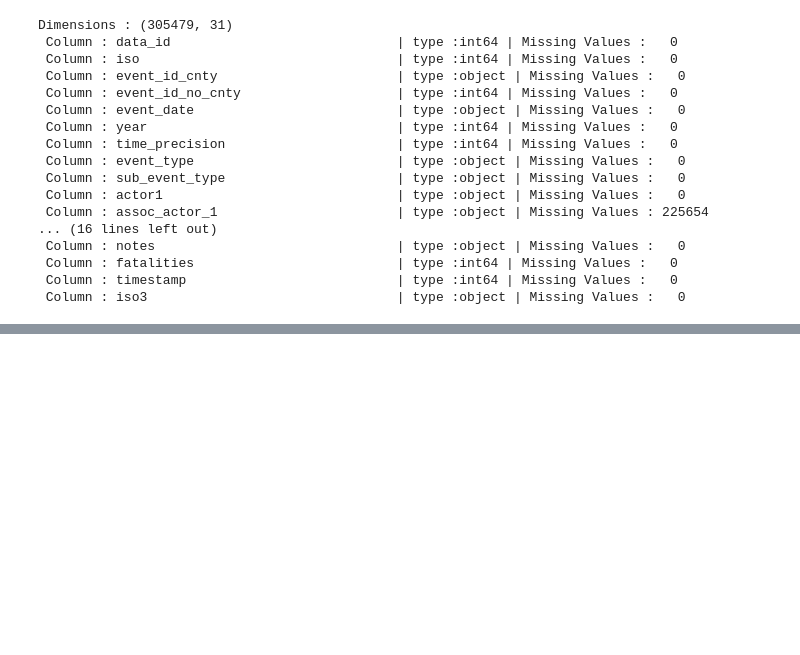
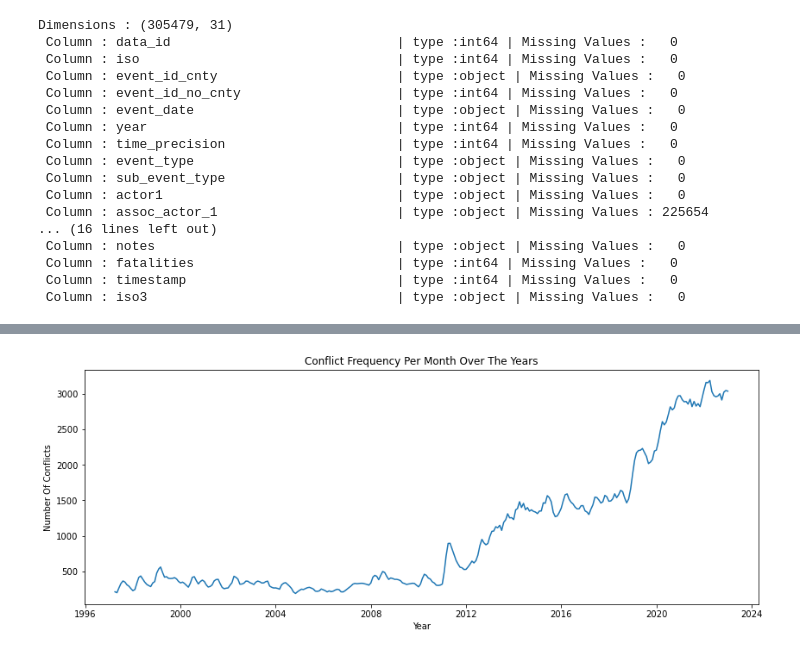
Before and after one commit to Stoichiometrical/ACLED-Data-Analysis, a Jupyter notebook: acled.ipynb, the cells around one changed output, grey strips where cells are left out. Cells and saved outputs as stored; diff of their text form; code cells hidden in the pictures; blank space fills up the shorter version.

```diff
--- a/acled.ipynb
+++ b/acled.ipynb
@@ -249,0 +190,10 @@ The average number of conflicts per year is 11 749 and the median is 4983
+# %%
+#Smooth out the curve using rolling average
+plt.figure(figsize=(14,5))
+plt.title("Conflict Frequency Per Month Over The Years")
+plt.xlabel("Year")
+plt.ylabel("Number Of Conflicts")
+monthly_rolling = monthly_freq.rolling(3).mean()
+plt.plot(monthly_rolling);
+# %% [output]
+[figure, added]
```
Also changed, not shown: parts of 143 cells of this notebook, 2 other files.
